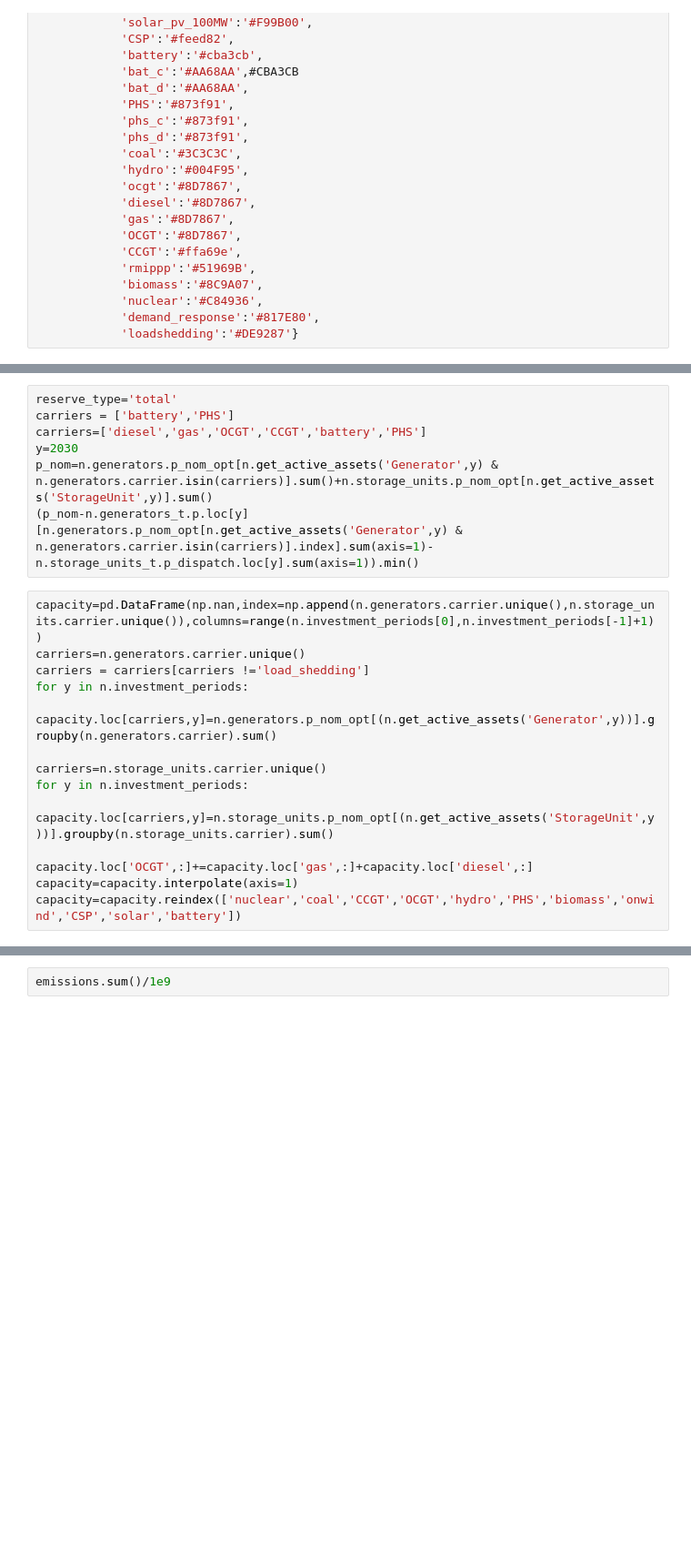
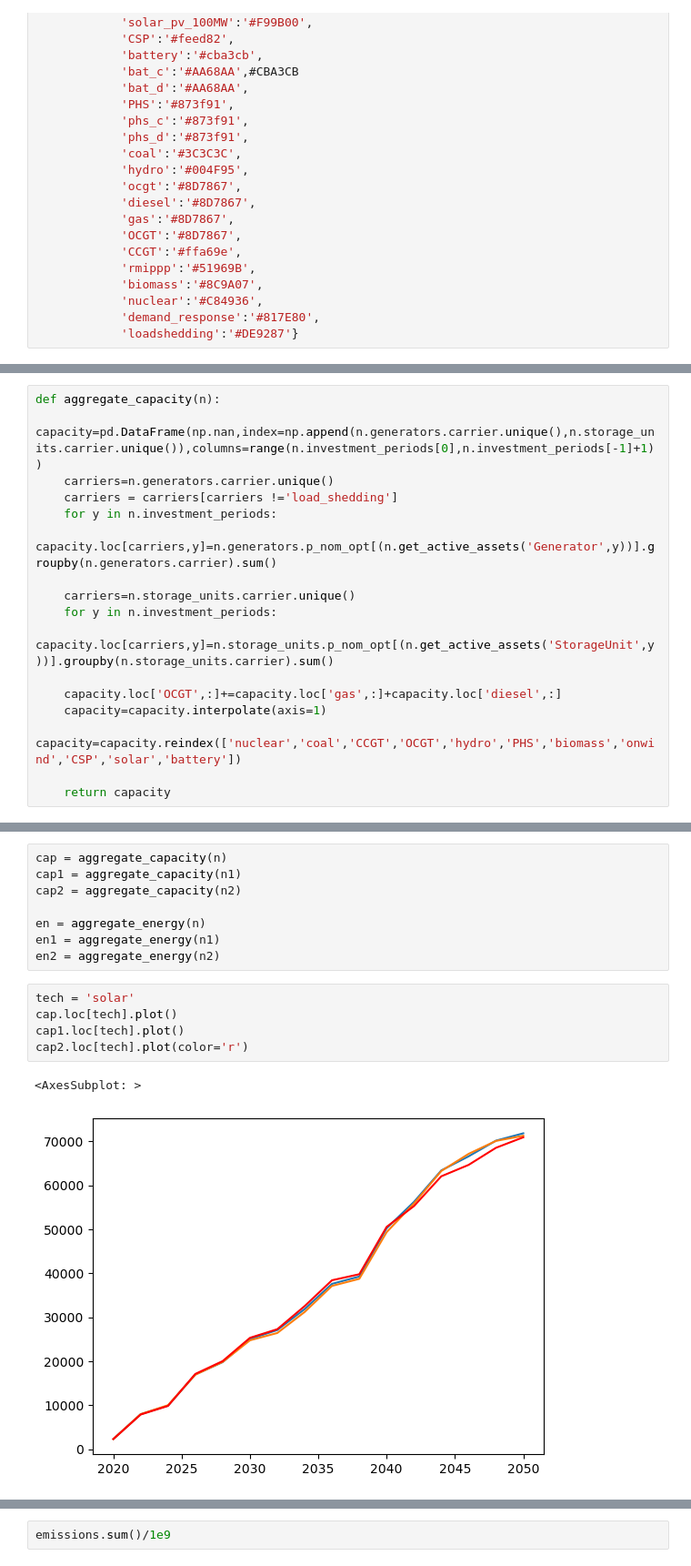
Before and after one commit to PyPSA/pypsa-za, a Jupyter notebook: notebooks/general_playground.ipynb, the cells around one changed output, grey strips where cells are left out. Shown at 91% size. Cells and saved outputs as stored; diff of their text form; blank space fills up the shorter version.

```diff
--- a/notebooks/general_playground.ipynb
+++ b/notebooks/general_playground.ipynb
@@ -113,22 +75,18 @@ n = pypsa.Network('../results/networks/solved_validation-2_RSA_redz_lcopt_LC.nc'
-# %%
-reserve_type='total'
-carriers = ['battery','PHS']
-carriers=['diesel','gas','OCGT','CCGT','battery','PHS']
-y=2030
-p_nom=n.generators.p_nom_opt[n.get_active_assets('Generator',y) & n.generators.carrier.isin(carriers)].sum()+n.storage_units.p_nom_opt[n.get_active_assets('StorageUnit',y)].sum()
-(p_nom-n.generators_t.p.loc[y][n.generators.p_nom_opt[n.get_active_assets('Generator',y) & n.generators.carrier.isin(carriers)].index].sum(axis=1)-n.storage_units_t.p_dispatch.loc[y].sum(axis=1)).min()
 # %%
-capacity=pd.DataFrame(np.nan,index=np.append(n.generators.carrier.unique(),n.storage_units.carrier.unique()),columns=range(n.investment_periods[0],n.investment_periods[-1]+1))
-carriers=n.generators.carrier.unique()
-carriers = carriers[carriers !='load_shedding']
-for y in n.investment_periods:
-    capacity.loc[carriers,y]=n.generators.p_nom_opt[(n.get_active_assets('Generator',y))].groupby(n.generators.carrier).sum()
+def aggregate_capacity(n):
+    capacity=pd.DataFrame(np.nan,index=np.append(n.generators.carrier.unique(),n.storage_units.carrier.unique()),columns=range(n.investment_periods[0],n.investment_periods[-1]+1))
+    carriers=n.generators.carrier.unique()
+    carriers = carriers[carriers !='load_shedding']
+    for y in n.investment_periods:
+        capacity.loc[carriers,y]=n.generators.p_nom_opt[(n.get_active_assets('Generator',y))].groupby(n.generators.carrier).sum()
 
-carriers=n.storage_units.carrier.unique()
-for y in n.investment_periods:
-    capacity.loc[carriers,y]=n.storage_units.p_nom_opt[(n.get_active_assets('StorageUnit',y))].groupby(n.storage_units.carrier).sum()
+    carriers=n.storage_units.carrier.unique()
+    for y in n.investment_periods:
+        capacity.loc[carriers,y]=n.storage_units.p_nom_opt[(n.get_active_assets('StorageUnit',y))].groupby(n.storage_units.carrier).sum()
 
-capacity.loc['OCGT',:]+=capacity.loc['gas',:]+capacity.loc['diesel',:]
-capacity=capacity.interpolate(axis=1)
-capacity=capacity.reindex(['nuclear','coal','CCGT','OCGT','hydro','PHS','biomass','onwind','CSP','solar','battery'])
+    capacity.loc['OCGT',:]+=capacity.loc['gas',:]+capacity.loc['diesel',:]
+    capacity=capacity.interpolate(axis=1)
+    capacity=capacity.reindex(['nuclear','coal','CCGT','OCGT','hydro','PHS','biomass','onwind','CSP','solar','battery'])
+
+    return capacity
 # %%
@@ -148,0 +110,16 @@ energy=energy.reindex(['nuclear','coal','CCGT','OCGT','hydro','PHS','biomass','o
+# %%
+cap = aggregate_capacity(n)
+cap1 = aggregate_capacity(n1)
+cap2 = aggregate_capacity(n2)
+
+en = aggregate_energy(n)
+en1 = aggregate_energy(n1)
+en2 = aggregate_energy(n2)
+# %%
+tech = 'solar'
+cap.loc[tech].plot()
+cap1.loc[tech].plot()
+cap2.loc[tech].plot(color='r')
+# %% [output]
+<AxesSubplot: >
+[figure, added]
```
Also changed, not shown: parts of 17 cells of this notebook, 7 other files.
